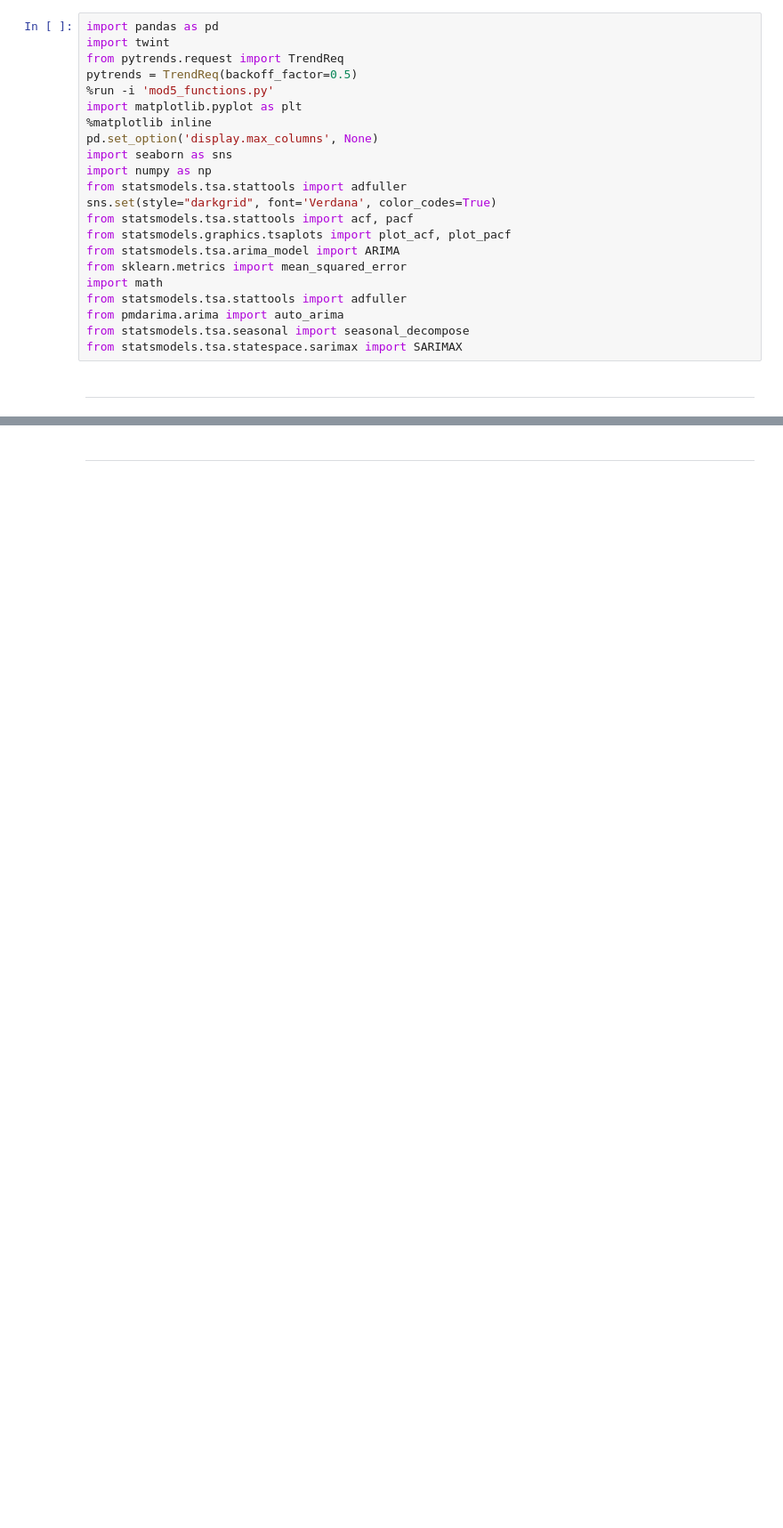
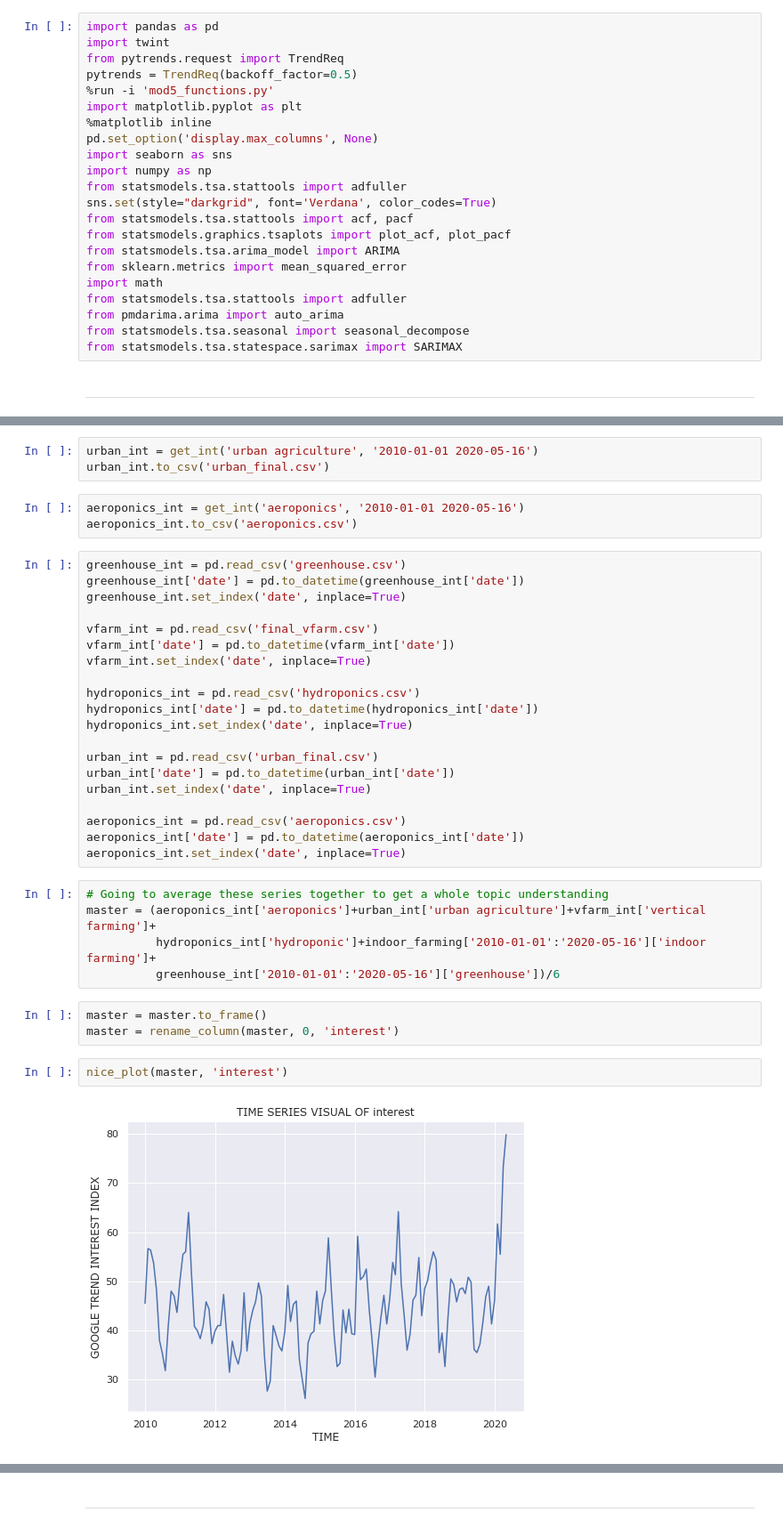
Before and after one commit to daveajstearns/mod5_project, a Jupyter notebook: sarima_models.ipynb, the cells around one changed output, grey strips where cells are left out. Shown at 89% size. Drawn from its saved outputs; the diff is of its cells as text; blank space fills up the shorter version.

```diff
--- a/sarima_models.ipynb
+++ b/sarima_models.ipynb
@@ -52,0 +80,38 @@ KeyboardInterrupt:
+# %%
+urban_int = get_int('urban agriculture', '2010-01-01 2020-05-16')
+urban_int.to_csv('urban_final.csv')
+# %%
+aeroponics_int = get_int('aeroponics', '2010-01-01 2020-05-16')
+aeroponics_int.to_csv('aeroponics.csv')
+# %%
+greenhouse_int = pd.read_csv('greenhouse.csv')
+greenhouse_int['date'] = pd.to_datetime(greenhouse_int['date'])
+greenhouse_int.set_index('date', inplace=True)
+
+vfarm_int = pd.read_csv('final_vfarm.csv')
+vfarm_int['date'] = pd.to_datetime(vfarm_int['date'])
+vfarm_int.set_index('date', inplace=True)
+
+hydroponics_int = pd.read_csv('hydroponics.csv')
+hydroponics_int['date'] = pd.to_datetime(hydroponics_int['date'])
+hydroponics_int.set_index('date', inplace=True)
+
+urban_int = pd.read_csv('urban_final.csv')
+urban_int['date'] = pd.to_datetime(urban_int['date'])
+urban_int.set_index('date', inplace=True)
+
+aeroponics_int = pd.read_csv('aeroponics.csv')
+aeroponics_int['date'] = pd.to_datetime(aeroponics_int['date'])
+aeroponics_int.set_index('date', inplace=True)
+# %%
+# Going to average these series together to get a whole topic understanding
+master = (aeroponics_int['aeroponics']+urban_int['urban agriculture']+vfarm_int['vertical farming']+
+          hydroponics_int['hydroponic']+indoor_farming['2010-01-01':'2020-05-16']['indoor farming']+
+          greenhouse_int['2010-01-01':'2020-05-16']['greenhouse'])/6
+# %%
+master = master.to_frame()
+master = rename_column(master, 0, 'interest')
+# %%
+nice_plot(master, 'interest')
+# %% [output]
+[figure, added]
```
Also changed, not shown: parts of 84 cells of this notebook.
